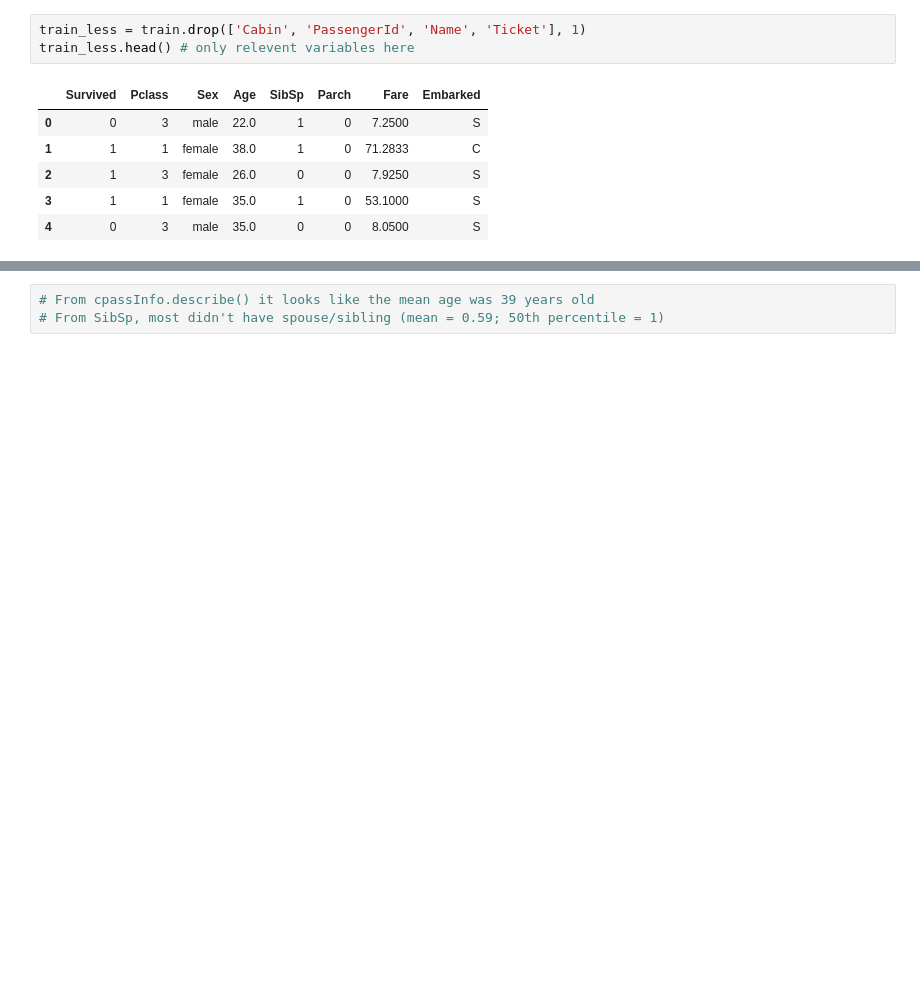
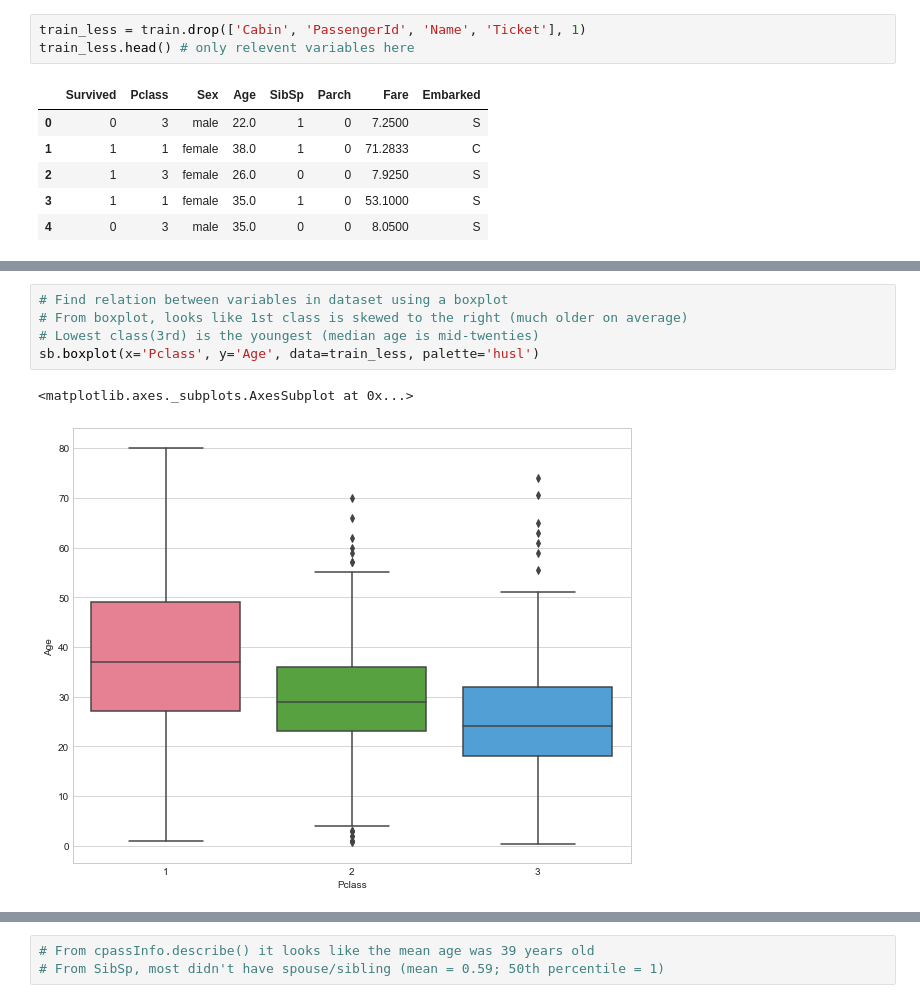
Before and after one commit to Lula27/Kaggle, a Jupyter notebook: TitanicChallengeTwo.ipynb, the cells around one changed output, grey strips where cells are left out. Drawn from its saved outputs; the diff is of its cells as text; blank space fills up the shorter version.

```diff
--- a/TitanicChallengeTwo.ipynb
+++ b/TitanicChallengeTwo.ipynb
@@ -453,0 +470,8 @@ train_less.head() # only relevent variables here
+# %%
+# Find relation between variables in dataset using a boxplot
+# From boxplot, looks like 1st class is skewed to the right (much older on average)
+# Lowest class(3rd) is the youngest (median age is mid-twenties)
+sb.boxplot(x='Pclass', y='Age', data=train_less, palette='husl')
+# %% [output]
+<matplotlib.axes._subplots.AxesSubplot at 0x...>
+[figure, added]
```
Also changed, not shown: parts of 7 cells of this notebook.
